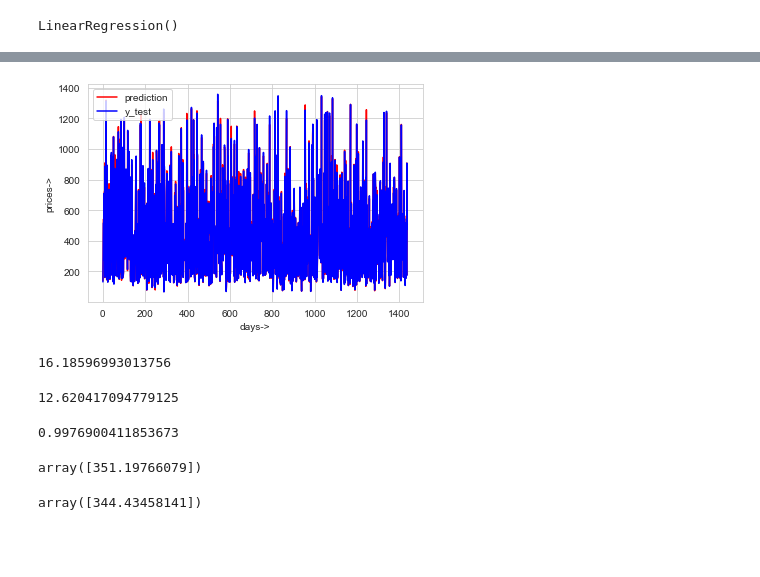
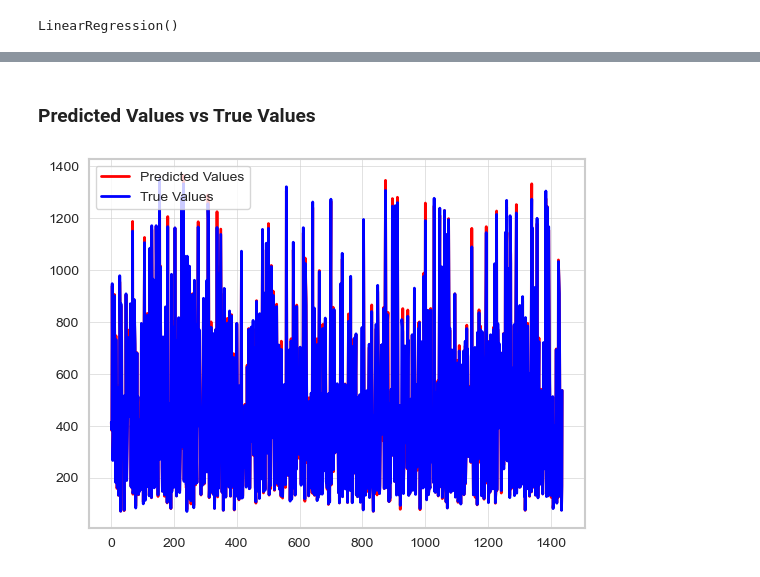
Before and after one commit to Shivakumarbharath/Stock_Market_Price_Prediction, a Jupyter notebook: Linear_Reggression.ipynb, the cells around one changed output, grey strips where cells are left out. Drawn from its saved outputs; the diff is of its cells as text; code cells hidden in the pictures; blank space fills up the shorter version.

```diff
--- a/Linear_Reggression.ipynb
+++ b/Linear_Reggression.ipynb
@@ -55,0 +84,7 @@ plt.plot(df.index,df['Target'])
+# %%
+df.columns=['Open', 'High', 'Low', 'Close', 'Volume',
+       'No.of Shares', 'No. of Trades', 'Total Turnover (Rs.)',
+       'Deliverable Quantity', '% Deli. Qty to Traded Qty', 'Spread High-Low',
+       'Spread Close-Open','Target']
+
+mpf.plot(df.tail(10),type='candle',volume=False,tight_layout=True,figratio=(20,12),title='',style='charles')
@@ -127,30 +194,9 @@ plt.show()
+# %% [markdown]
+### Predicted Values vs True Values
 # %%
-plt.plot(pred_y,color='red', label='prediction')
-plt.plot(list(y_test),color='blue', label='y_test')
-plt.xlabel('days->')
-plt.ylabel('prices->')
+plt.plot(pred_y,color='red', label='Predicted Values')
+plt.plot(list(y_test),color='blue', label='True Values')
 plt.legend(loc='upper left')
 plt.show()
 # %% [output]
-[figure, old version]
+[figure, new version]
-# %%
-mean_squared_error(y_train,model.predict(x_train),squared=False)
-# %% [output]
-16.18596993013756
-# %%
-mean_squared_error(y_test,pred_y,squared=False)
-# %% [output]
-12.620417094779125
-# %%
-r2_score(y_test,pred_y)
-# %% [output]
-0.9976900411853673
-# %%
-# To predict 11-6-21
-model.predict([[346.45,352.90,344.75,350.75,349.506362,1605772,21014,5.612275e+08,336860.0,20.98,8.15,4.30]])
-# %% [output]
-array([351.19766079])
-# %%
-model.predict([[345.65,347.85,342.50,344.60,345.174438,1154435,13105,3.984815e+08,202476.0,17.54,5.35,-1.05]])
-# %% [output]
-array([344.43458141])
```
Also changed, not shown: parts of 33 cells of this notebook.
